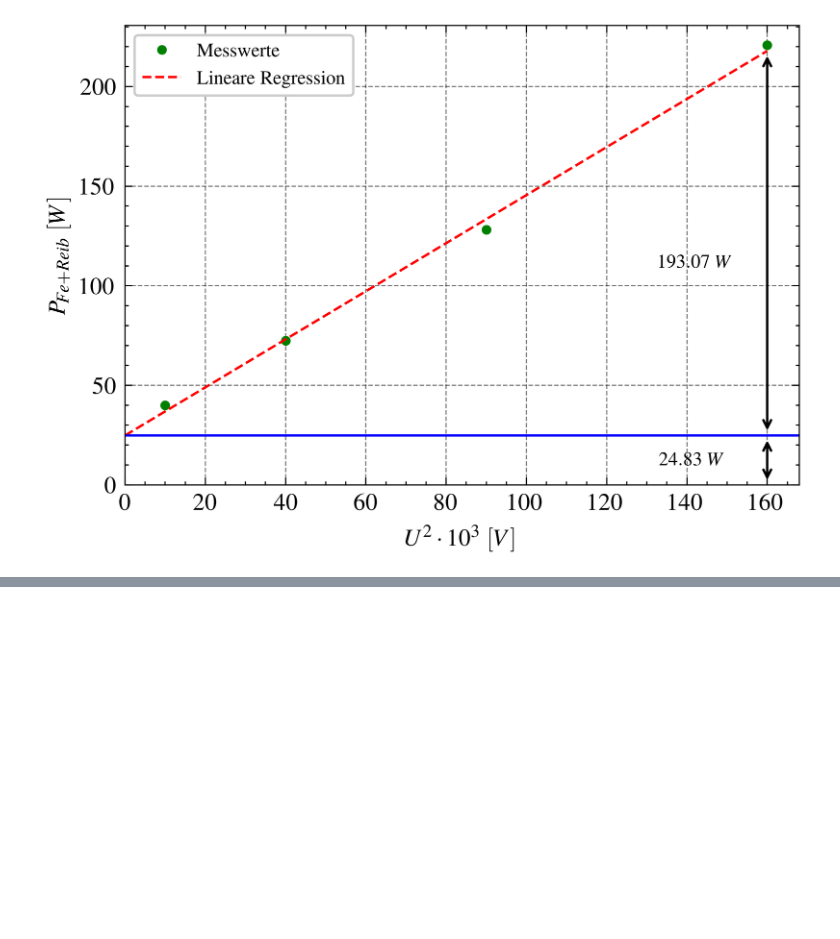
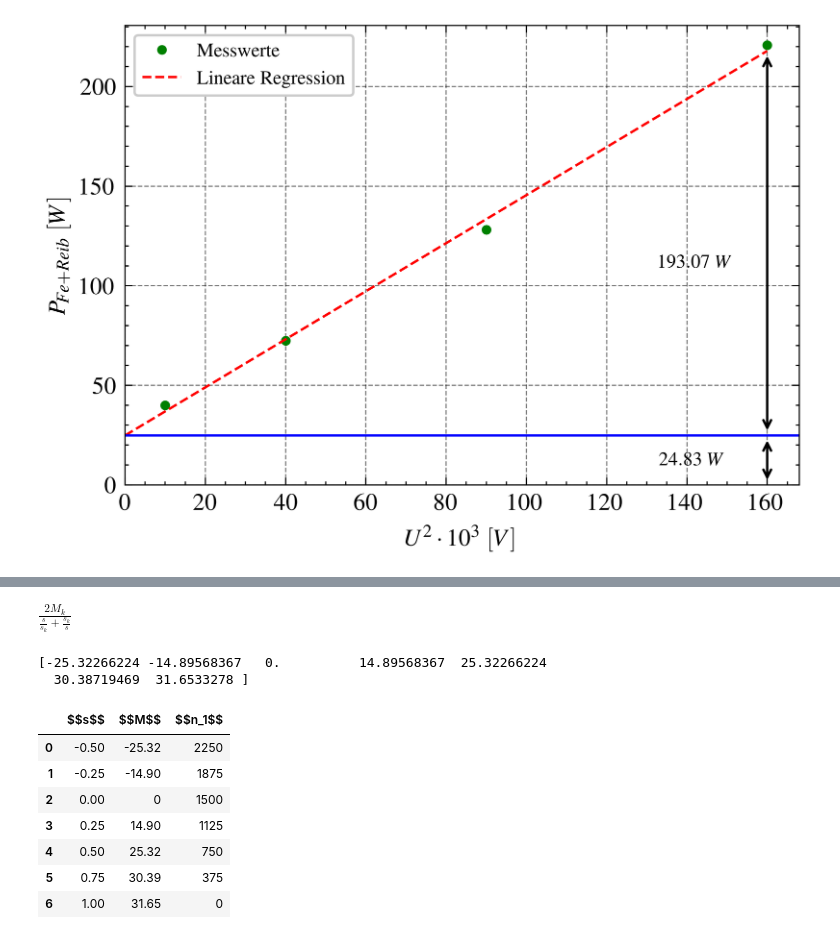
Before and after one commit to ayham291/PEM, a Jupyter notebook: ASM/ASM_Calculations.ipynb, the cells around one changed output, grey strips where cells are left out. Cells and saved outputs as stored; diff of their text form; code cells hidden in the pictures; blank space fills up the shorter version.

```diff
--- a/ASM/ASM_Calculations.ipynb
+++ b/ASM/ASM_Calculations.ipynb
@@ -238,0 +306,32 @@ print(p)
+# %%
+
+s, M, s_k = sp.symbols('s, M, s_k')
+expr_M = sp.Eq(M, M_k*(2/((s/s_k)+(s_k/s))))
+
+data_s = np.arange(-0.5, 1.25, 0.25)
+data_n1 = 1500-1500*data_s
+display(expr_M.rhs)
+
+expr_M_lambdified = sp.lambdify([M_k, s, s_k], expr_M.rhs)
+y_data = expr_M_lambdified(data_M_k, data_s, 1).astype(float)
+print(y_data)
+
+data=[]
+for x in range(len(data_s)):
+    data.append([data_s[x], round(expr_M_lambdified(data_M_k, data_s[x], 1), 2), int(data_n1[x])])
+
+display(pd.DataFrame(data, columns=["$$s$$","$$M$$","$$n_1$$"]))
+# pd.DataFrame(data, columns=["$$s$$","$$M$$","$$n_1$$"]).to_latex("tables/kippmoment_im_stillstand.tex", index=False)
+# pd.DataFrame(data, columns=["$$s$$","$$M$$","$$n_1$$"]).to_excel("excel/kippmoment_im_stillstand.xlsx", index=False)
+# %% [output]
+$\displaystyle \frac{2 M_{k}}{\frac{s}{s_{k}} + \frac{s_{k}}{s}}$
+[-25.32266224 -14.89568367   0.          14.89568367  25.32266224
+  30.38719469  31.6533278 ]
+|  | $$s$$ | $$M$$ | $$n_1$$ |
+| 0 | -0.50 | -25.32 | 2250 |
+| 1 | -0.25 | -14.90 | 1875 |
+| 2 | 0.00 | 0 | 1500 |
+| 3 | 0.25 | 14.90 | 1125 |
+| 4 | 0.50 | 25.32 | 750 |
+| 5 | 0.75 | 30.39 | 375 |
+| 6 | 1.00 | 31.65 | 0 |
```
Also changed, not shown: parts of 8 cells of this notebook.
